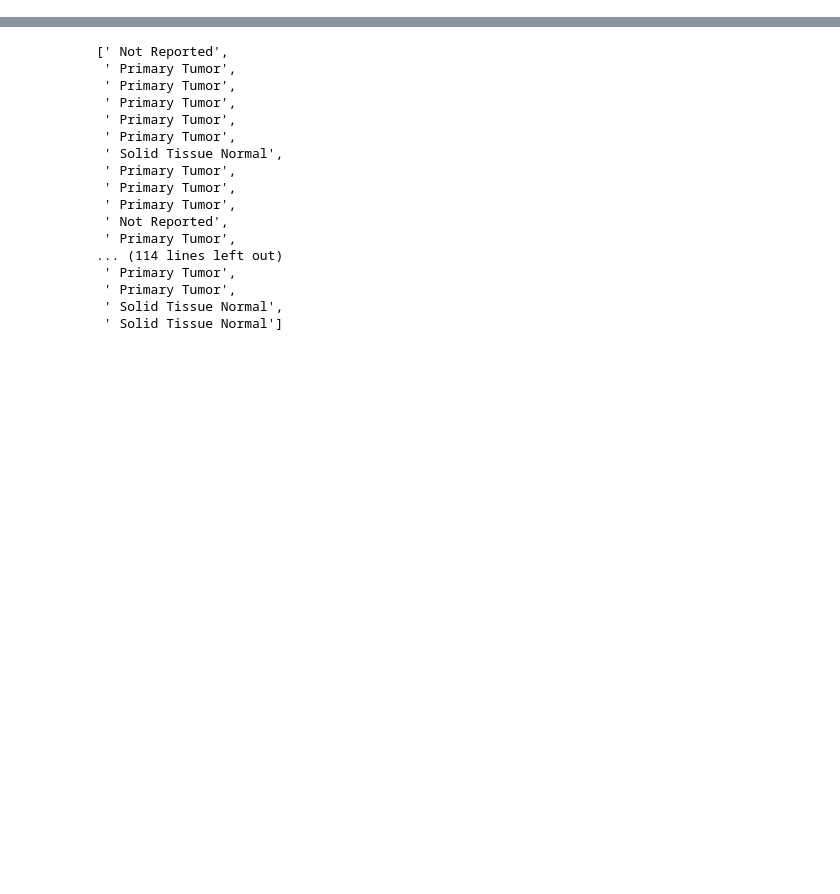
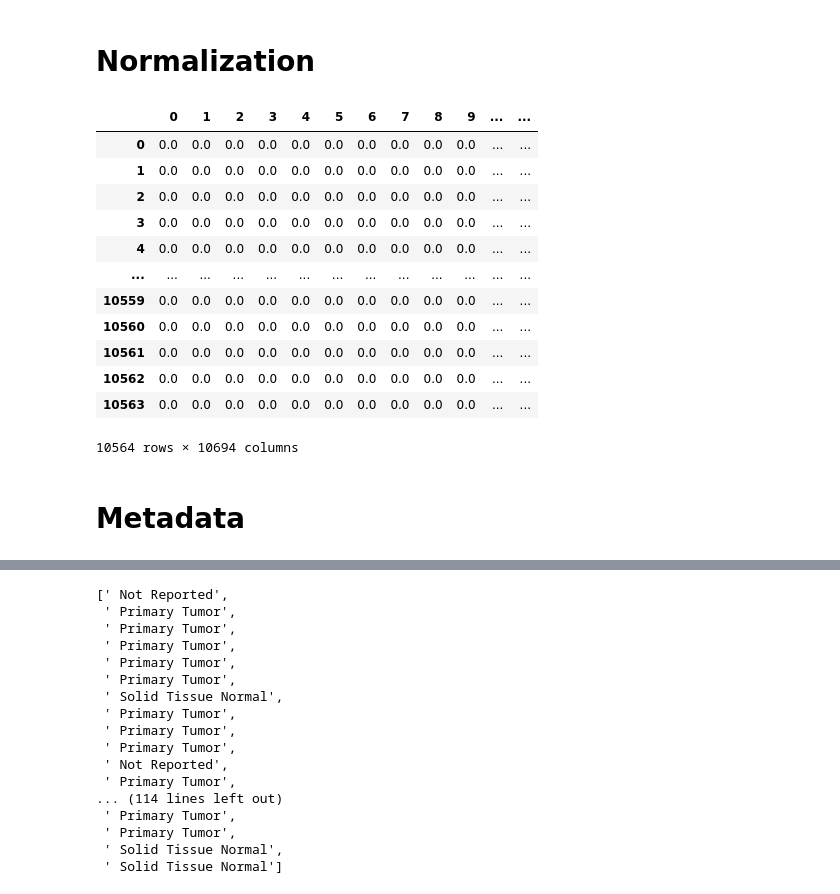
Before and after one commit to david-ege/01---Federated-Patient-Stratification-with-AE---Biostatistik-und-KI-in-der-Medizin, a Jupyter notebook: centralVae/02_real_data/Real_dataset_creater.ipynb, the cells around one changed output, grey strips where cells are left out. Saved outputs shown, nothing was run; the diff lists cells and outputs as text; code cells hidden in the pictures; blank space fills up the shorter version.

```diff
--- a/centralVae/02_real_data/Real_dataset_creater.ipynb
+++ b/centralVae/02_real_data/Real_dataset_creater.ipynb
@@ -20,3 +38,38 @@ export_df = export_df.rename(columns=dict(zip(reporter_columns, rename)))
+# %% [markdown]
+# Normalization
+# %%
+#normalisation skipped for now discussion in meeting
+export_df = export_df.apply(lambda x : np.log1p(x))
+
+export_df_normalized = (export_df - export_df.mean(axis=1))/export_df.std(axis=1)
+export_df_normalized.fillna(0.0)
+
+# def normalized_by_CPTAC(sample_data):
+#     _, columns = sample_data.shape
+#     sample_data_group_normalized = list()
+#     for i in range(0, columns, 10):
+#         cptac_samples = sample_data.iloc[:, i: i+10]
+#         sample_data_group_normalized.append((cptac_samples - cptac_samples.mean(axis=1))/cptac_samples.std(axis=1).fillna(0.0))
+
+#     return pd.concat(sample_data_group_normalized, axis=0)
+
+#export_df_group_normalized = normalized_by_CPTAC(export_df)
+# %% [output]
+|  | 0 | 1 | 2 | 3 | 4 | 5 | 6 | 7 | 8 | 9 | ... | ... |
+| 0 | 0.0 | 0.0 | 0.0 | 0.0 | 0.0 | 0.0 | 0.0 | 0.0 | 0.0 | 0.0 | ... | ... |
+| 1 | 0.0 | 0.0 | 0.0 | 0.0 | 0.0 | 0.0 | 0.0 | 0.0 | 0.0 | 0.0 | ... | ... |
+| 2 | 0.0 | 0.0 | 0.0 | 0.0 | 0.0 | 0.0 | 0.0 | 0.0 | 0.0 | 0.0 | ... | ... |
+| 3 | 0.0 | 0.0 | 0.0 | 0.0 | 0.0 | 0.0 | 0.0 | 0.0 | 0.0 | 0.0 | ... | ... |
+| 4 | 0.0 | 0.0 | 0.0 | 0.0 | 0.0 | 0.0 | 0.0 | 0.0 | 0.0 | 0.0 | ... | ... |
+| ... | ... | ... | ... | ... | ... | ... | ... | ... | ... | ... | ... | ... |
+| 10559 | 0.0 | 0.0 | 0.0 | 0.0 | 0.0 | 0.0 | 0.0 | 0.0 | 0.0 | 0.0 | ... | ... |
+| 10560 | 0.0 | 0.0 | 0.0 | 0.0 | 0.0 | 0.0 | 0.0 | 0.0 | 0.0 | 0.0 | ... | ... |
+| 10561 | 0.0 | 0.0 | 0.0 | 0.0 | 0.0 | 0.0 | 0.0 | 0.0 | 0.0 | 0.0 | ... | ... |
+| 10562 | 0.0 | 0.0 | 0.0 | 0.0 | 0.0 | 0.0 | 0.0 | 0.0 | 0.0 | 0.0 | ... | ... |
+| 10563 | 0.0 | 0.0 | 0.0 | 0.0 | 0.0 | 0.0 | 0.0 | 0.0 | 0.0 | 0.0 | ... | ... |
+10564 rows × 10694 columns
+# %% [markdown]
+# Metadata
 # %%
 meta_df = pd.read_csv('JHU/PCD_study_experimental_CPTAC_info.tsv', delimiter='\t')
 meta_df = meta_df.drop(columns=['Run Metadata ID', 'Number of Fractions', 'Protocol'])
```
Also changed, not shown: parts of 9 cells of this notebook, 1 other file.
